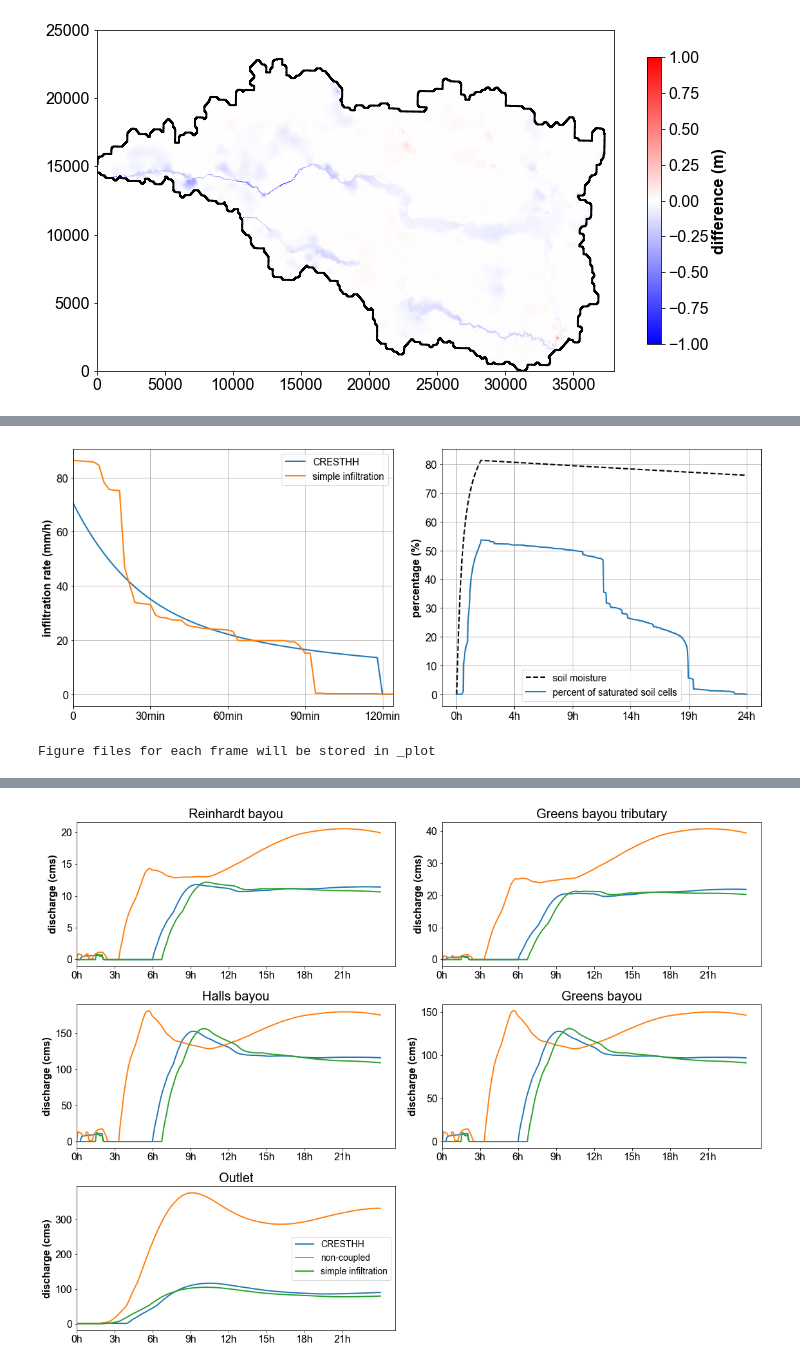
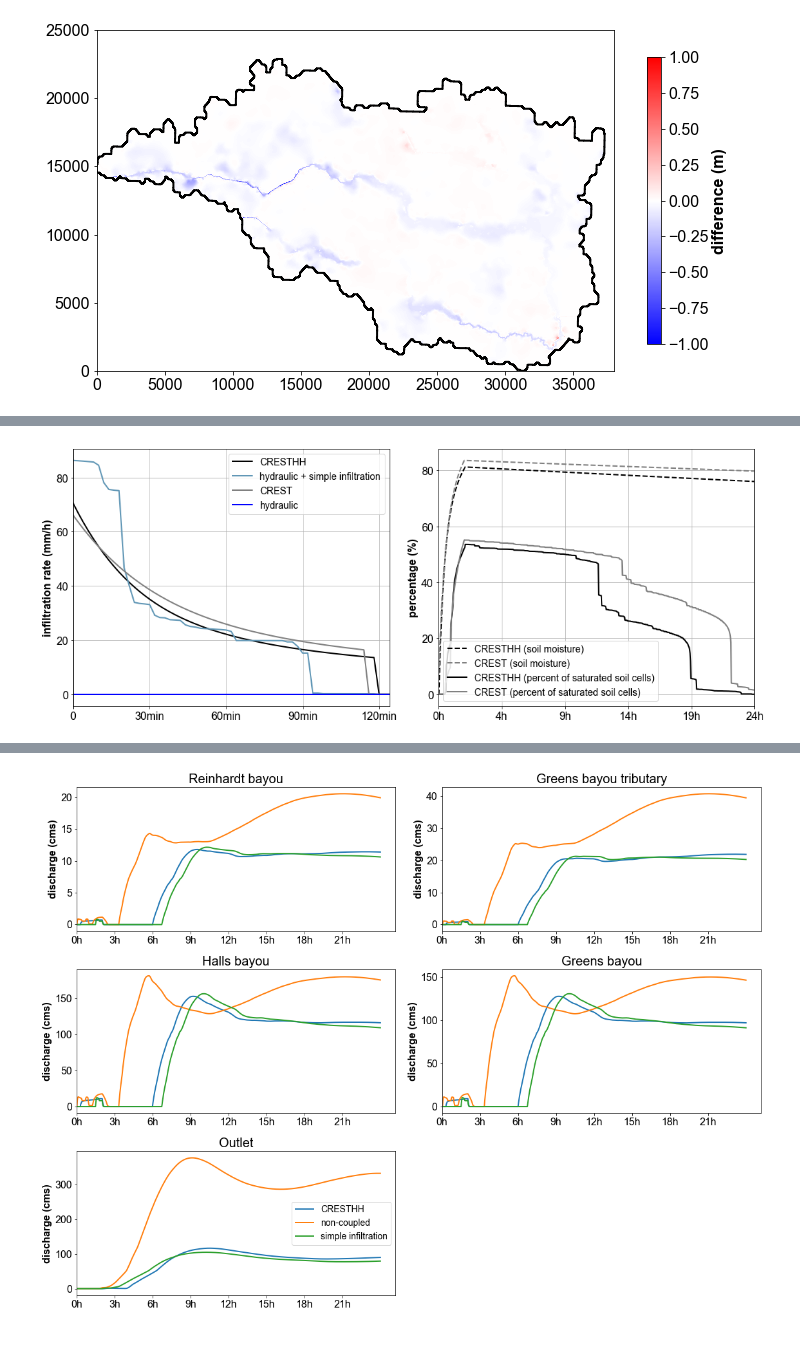
Before and after one commit to chrimerss/CREST-iMAP, a Jupyter notebook: Examples/Sensitivity/SyntheticRainfall_results.ipynb, the cells around one changed output, grey strips where cells are left out. Saved outputs shown, nothing was run; the diff lists cells and outputs as text; code cells hidden in the pictures.

```diff
--- a/Examples/Sensitivity/SyntheticRainfall_results.ipynb
+++ b/Examples/Sensitivity/SyntheticRainfall_results.ipynb
@@ -200,3 +340,10 @@ Figure files for each frame will be stored in _plot
+# %%
+crest_SM= []
+for soil_file in sorted(soil_files):
+    raster= gdal.Open(soil_file)
+    crest_SM.append(raster.ReadAsArray())
+crest_SM= np.stack(crest_SM)
+crest_SM[crest_SM==-9]= np.nan
 # %%
 infiltration_rate= np.zeros(coupledSplotter.exc_rain.shape[0])
 infiltration_rate[2:62]= 100-coupledSplotter.exc_rain[2:62,:].mean(axis=1) * 3600 *1000
@@ -205,0 +354,8 @@ infiltration_rate_infiltration[2:62]= 100-infiltrationSplotter.exc_rain[2:62,:].
+# %%
+infiltration_rate_crest= []
+for exc_rain_file in sorted(exc_rain_files):
+    raster= gdal.Open(exc_rain_file)
+    arr= raster.ReadAsArray()
+    arr[arr==-9]=np.nan
+    infiltration_rate_crest.append(100-arr)
+infiltration_rate_crest= np.stack(infiltration_rate_crest)
@@ -206,30 +479,41 @@ infiltration_rate_infiltration[2:62]= 100-infiltrationSplotter.exc_rain[2:62,:].
 # %%
 fig= plt.figure(figsize=(15,6))
 ax=fig.add_subplot(121)
-ax.plot(infiltration_rate[2:], label='CRESTHH')
-ax.plot(infiltration_rate_infiltration[2:],label='simple infiltration')
+ax.plot(infiltration_rate[2:],'k', label='CRESTHH')
+ax.plot(infiltration_rate_infiltration[2:],'#6197B6',label='hydraulic + simple infiltration')
+infiltration_rate_crest_mean= np.nanmean(np.nanmean(infiltration_rate_crest, axis=1), axis=1)
+infiltration_rate_crest_mean[infiltration_rate_crest_mean==100.]=0
+ax.plot(infiltration_rate_crest_mean[2:],'gray', label='CREST')
+ax.plot([0,62],[0,0], 'b',label='hydraulic')
 ax.set_ylabel('infiltration rate (mm/h)')
 ax.set_xlim([0,62])
 ax.set_xticks(np.linspace(0,60,5))
 ax.set_xticklabels(['0', '30min','60min','90min','120min'])
 plt.legend()
 plt.grid()
 ax= fig.add_subplot(122)
-ax.plot(new.SM.mean(axis=1),'k--',label='soil moisture')
+# crest_mean_SM= np.nanmean(np.nanmean(crest_SM, axis=1), axis=1)
+ax.plot(new.SM.mean(axis=1),'k--',label='CRESTHH (soil moisture)')
+ax.plot(crest_mean_SM, 'gray', linestyle='--',label='CREST (soil moisture)')
 # ax2 = ax.twinx()
-num_saturated= new.SM>95
-ax.plot(num_saturated.sum(axis=1)/float(new.SM.shape[1])*100., label='percent of saturated soil cells')
+num_saturated= new.SM>95.
+ax.plot(num_saturated.sum(axis=1)/float(new.SM.shape[1])*100.,'k', label='CRESTHH (percent of saturated soil cells)')
+num_saturated= crest_mean_SM>95.
+num_saturated= []
+for i in range(len(crest_SM)):
+    _num_saturated= (crest_SM[i]>95.).sum()
+    num_saturated.append(_num_saturated)
+num_cells= (~np.isnan(crest_SM[0,:,:])).sum()
+ax.plot(np.array(num_saturated)/float(num_cells)*100.,'gray', label='CREST (percent of saturated soil cells)')
+# ax.plot()
 # ax2.set_ylabel('percent of saturated soils (%)')
 ax.set_ylabel('percentage (%)')
 ax.set_xticks(np.linspace(0,30*24,6))
 ax.set_xticklabels(['%dh'%m for m in np.linspace(0,24,6)])
+ax.set_xlim([0,30*24])
 ax.legend()
 plt.grid();
 # ax.set_xticks(np.linspace(0,60,5))
 # ax.set_xticklabels(['0', '0.5h','1h','1.5h','2h']);
 # %% [output]
-[figure, old version]
+[figure, new version]
-# %%
-new= SWW_plotter('Coupled_10m_new.sww', start_time=pd.to_datetime('20170825000000'))
-# %% [output]
-Figure files for each frame will be stored in _plot
```
Also changed, not shown: parts of 56 cells of this notebook, 50 other files.
